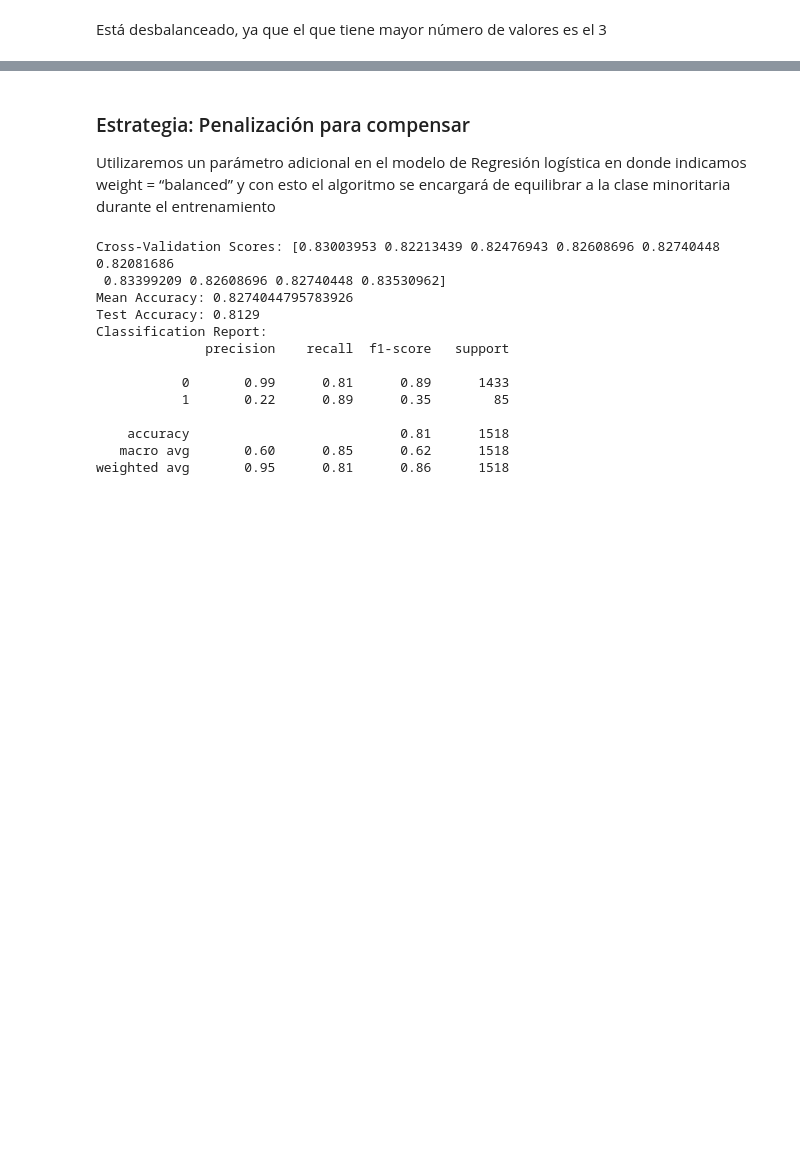
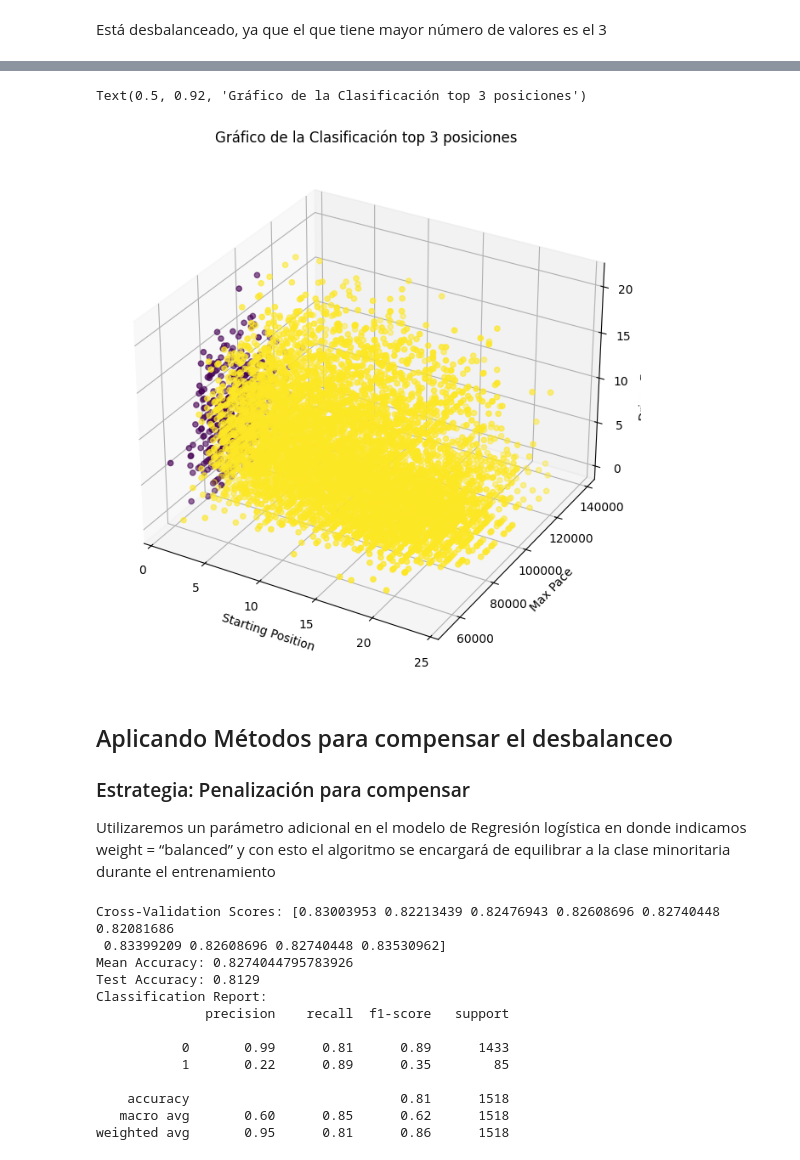
Before and after one commit to claraagui/formula-one-project, a Jupyter notebook: Formula-one-project/notebooks/proyecto_f1_race.ipynb, the cells around one changed output, grey strips where cells are left out. Drawn from its saved outputs; the diff is of its cells as text; code cells hidden in the pictures; blank space fills up the shorter version.

```diff
--- a/Formula-one-project/notebooks/proyecto_f1_race.ipynb
+++ b/Formula-one-project/notebooks/proyecto_f1_race.ipynb
@@ -627,4 +644,17 @@ Aplicando Métodos para compensar el desbalanceo
+# %%
+import matplotlib.pyplot as plt
+fig = plt.figure(figsize=(10,8))
+ax = fig.add_subplot(projection = '3d') # Gráfico de dispersión 3D
+ax.scatter(X['startingPosition'], X['meanPace'], X['driverExpYears'], c=Y_predictions_top3_pos) # Etiquetas de los ejes
+ax.set_xlabel('Starting Position')
+ax.set_ylabel('Max Pace')
+ax.set_zlabel('Driver Experience')
+plt.title("Gráfico de la Clasificación top 3 posiciones")
+# %% [output]
+Text(0.5, 0.92, 'Gráfico de la Clasificación top 3 posiciones')
+[figure, added]
 # %% [markdown]
+## Aplicando Métodos para compensar el desbalanceo
 ### Estrategia: Penalización para compensar
 
 Utilizaremos un parámetro adicional en el modelo de Regresión logística en donde indicamos weight = “balanced” y con esto el algoritmo se encargará de equilibrar a la clase minoritaria durante el entrenamiento
```
Also changed, not shown: parts of 10 cells of this notebook, 2 other files.
